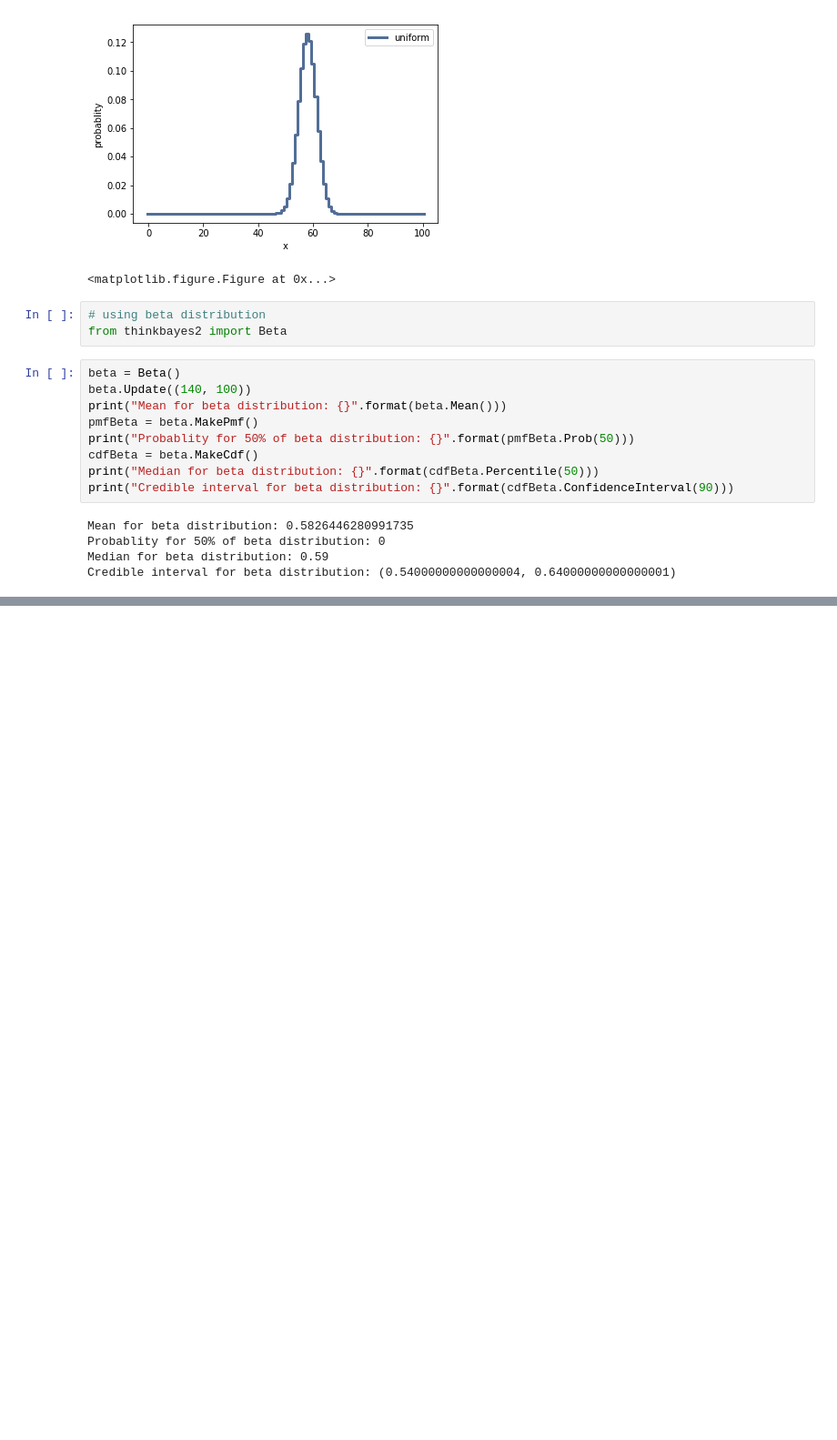
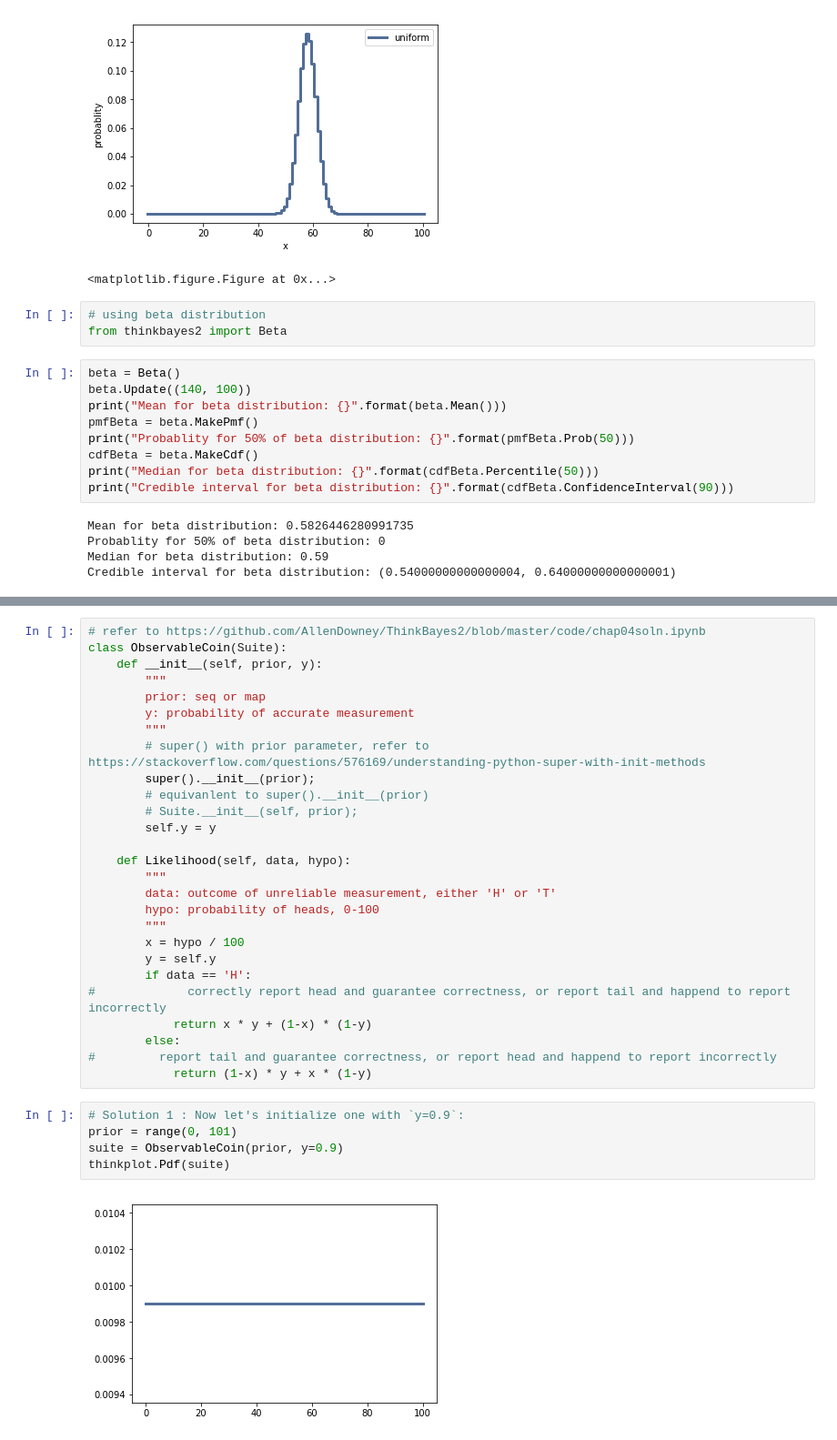
Before and after one commit to llv22/thinkbayes, a Jupyter notebook: chapter4/chapter4_statistic.ipynb, the cells around one changed output, grey strips where cells are left out. Shown at 91% size. Saved outputs shown, nothing was run; the diff lists cells and outputs as text; blank space fills up the shorter version.

```diff
--- a/chapter4/chapter4_statistic.ipynb
+++ b/chapter4/chapter4_statistic.ipynb
@@ -152,0 +161,34 @@ Credible interval for beta distribution: (0.54000000000000004, 0.640000000000000
+# %%
+# refer to https://github.com/AllenDowney/ThinkBayes2/blob/master/code/chap04soln.ipynb
+class ObservableCoin(Suite):
+    def __init__(self, prior, y):
+        """
+        prior: seq or map
+        y: probability of accurate measurement
+        """
+        # super() with prior parameter, refer to https://stackoverflow.com/questions/576169/understanding-python-super-with-init-methods
+        super().__init__(prior);
+        # equivanlent to super().__init__(prior)
+        # Suite.__init__(self, prior);
+        self.y = y
+
+    def Likelihood(self, data, hypo):
+        """
+        data: outcome of unreliable measurement, either 'H' or 'T'
+        hypo: probability of heads, 0-100
+        """
+        x = hypo / 100
+        y = self.y
+        if data == 'H':
+#             correctly report head and guarantee correctness, or report tail and happend to report incorrectly
+            return x * y + (1-x) * (1-y)
+        else:
+#         report tail and guarantee correctness, or report head and happend to report incorrectly
+            return (1-x) * y + x * (1-y)
+# %%
+# Solution 1 : Now let's initialize one with `y=0.9`:
+prior = range(0, 101)
+suite = ObservableCoin(prior, y=0.9)
+thinkplot.Pdf(suite)
+# %% [output]
+[figure, added]
```
Also changed, not shown: parts of 7 cells of this notebook, 1 other file.
